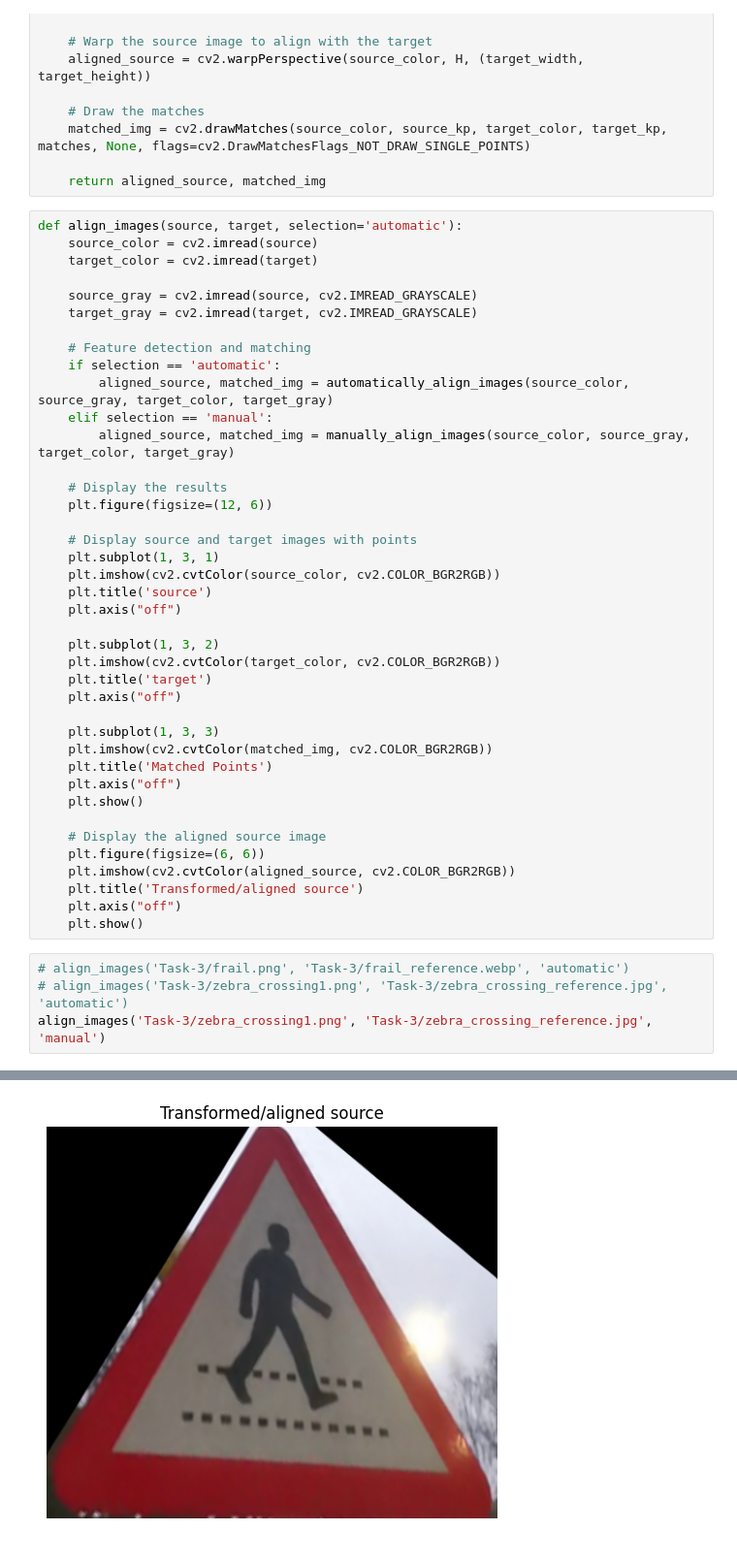
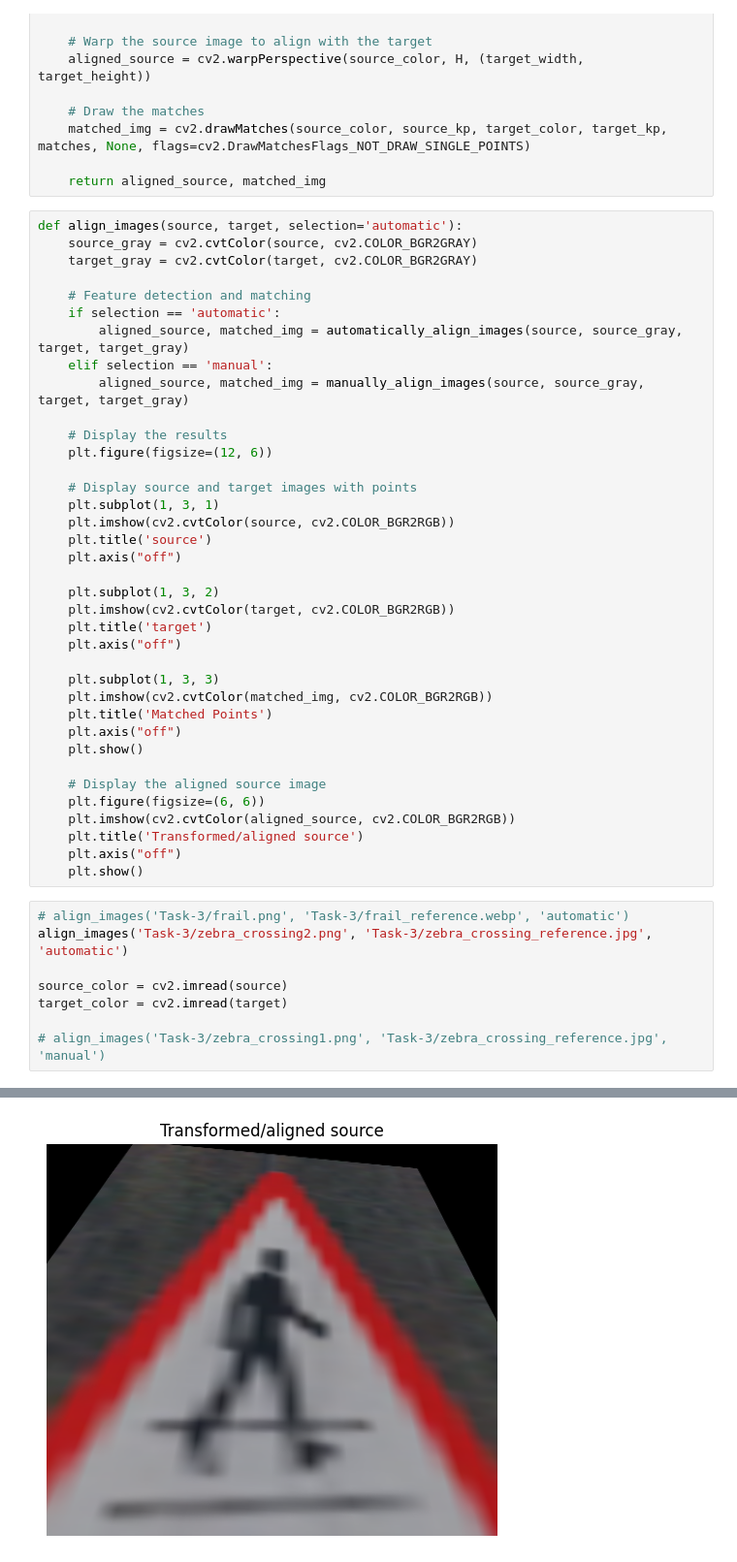
Before and after one commit to nmzein/cs413, a Jupyter notebook: q3.ipynb, the cells around one changed output, grey strips where cells are left out. Shown at 97% size. Cells and saved outputs as stored; diff of their text form.

```diff
--- a/q3.ipynb
+++ b/q3.ipynb
@@ -193,29 +193,26 @@ def automatically_align_images(source_color, source_gray, target_color, target_g
     return aligned_source, matched_img
 # %%
 def align_images(source, target, selection='automatic'):
-    source_color = cv2.imread(source)
-    target_color = cv2.imread(target)
-
-    source_gray = cv2.imread(source, cv2.IMREAD_GRAYSCALE)
-    target_gray = cv2.imread(target, cv2.IMREAD_GRAYSCALE)
+    source_gray = cv2.cvtColor(source, cv2.COLOR_BGR2GRAY)
+    target_gray = cv2.cvtColor(target, cv2.COLOR_BGR2GRAY)
 
     # Feature detection and matching
     if selection == 'automatic':
-        aligned_source, matched_img = automatically_align_images(source_color, source_gray, target_color, target_gray)
+        aligned_source, matched_img = automatically_align_images(source, source_gray, target, target_gray)
     elif selection == 'manual':
-        aligned_source, matched_img = manually_align_images(source_color, source_gray, target_color, target_gray)
+        aligned_source, matched_img = manually_align_images(source, source_gray, target, target_gray)
 
     # Display the results
     plt.figure(figsize=(12, 6))
 
     # Display source and target images with points
     plt.subplot(1, 3, 1)
-    plt.imshow(cv2.cvtColor(source_color, cv2.COLOR_BGR2RGB))
+    plt.imshow(cv2.cvtColor(source, cv2.COLOR_BGR2RGB))
     plt.title('source')
     plt.axis("off")
 
     plt.subplot(1, 3, 2)
-    plt.imshow(cv2.cvtColor(target_color, cv2.COLOR_BGR2RGB))
+    plt.imshow(cv2.cvtColor(target, cv2.COLOR_BGR2RGB))
     plt.title('target')
     plt.axis("off")
 
@@ -233,6 +230,10 @@ def align_images(source, target, selection='automatic'):
     plt.show()
 # %%
 # align_images('Task-3/frail.png', 'Task-3/frail_reference.webp', 'automatic')
-# align_images('Task-3/zebra_crossing1.png', 'Task-3/zebra_crossing_reference.jpg', 'automatic')
-align_images('Task-3/zebra_crossing1.png', 'Task-3/zebra_crossing_reference.jpg', 'manual')
+align_images('Task-3/zebra_crossing2.png', 'Task-3/zebra_crossing_reference.jpg', 'automatic')
+
+source_color = cv2.imread(source)
+target_color = cv2.imread(target)
+
+# align_images('Task-3/zebra_crossing1.png', 'Task-3/zebra_crossing_reference.jpg', 'manual')
 # %% [output]
@@ -242 +241 @@ Selected points from target: [(113, 162), (142, 388), (295, 388), (440, 369), (3
-[figure, old version]
+[figure, new version]
```
Also changed, not shown: parts of 1 cell of this notebook, 3 other files.
